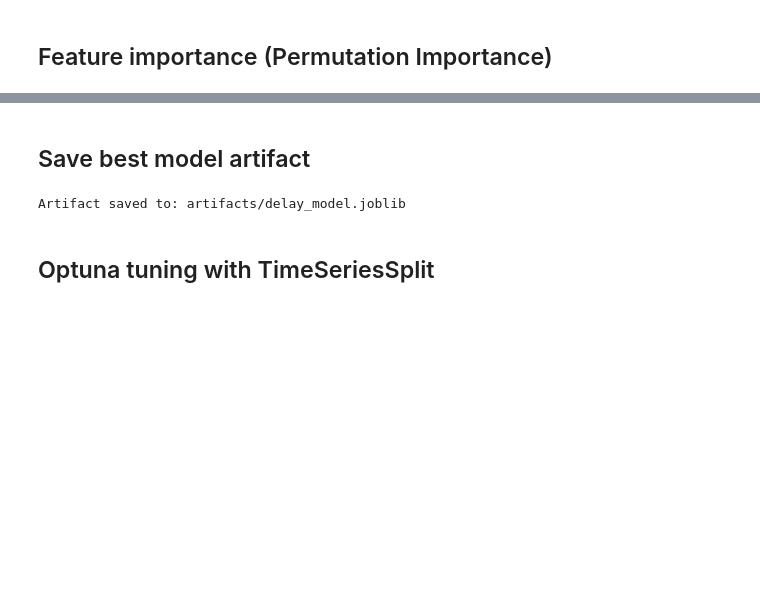
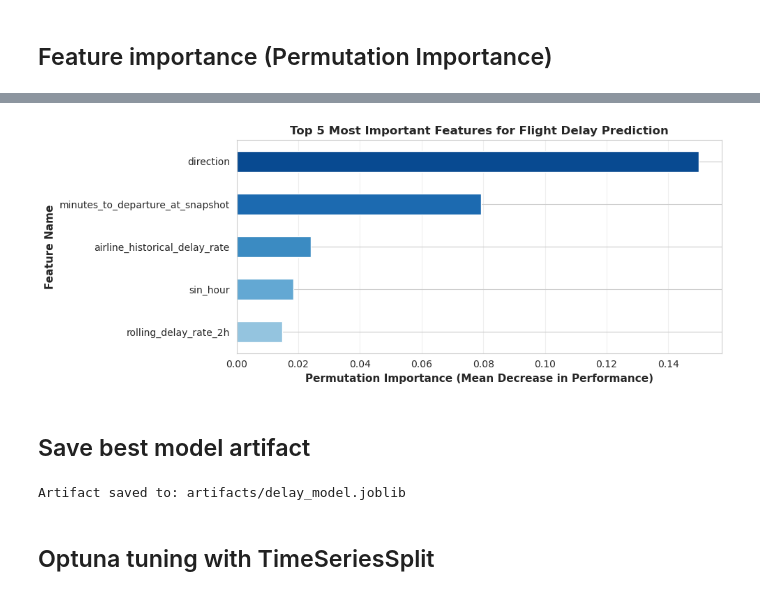
Before and after one commit to tdat1465/data-monitoring-lab, a Jupyter notebook: Data Modeling/training.ipynb, the cells around one changed output, grey strips where cells are left out. Saved outputs shown, nothing was run; the diff lists cells and outputs as text; code cells hidden in the pictures; blank space fills up the shorter version.

```diff
--- a/Data Modeling/training.ipynb
+++ b/Data Modeling/training.ipynb
@@ -447,4 +555,30 @@ visibility_bin                      0.000000
 dtype: float64
+# %%
+# Horizontal bar chart of top 5 feature importances
+if "top_importances" not in globals():
+    raise RuntimeError("top_importances not found. Run the permutation importance cell first.")
+
+plt.figure(figsize=(10, 4))
+sns.set_style("whitegrid")
+top_5 = top_importances.head(5).sort_values()
+
+# Create color gradient from light to dark
+colors = plt.cm.Blues(np.linspace(0.4, 0.9, len(top_5)))
+ax = top_5.plot(kind="barh", color=colors, figsize=(10, 4))
+
+ax.set_xlabel("Permutation Importance (Mean Decrease in Performance)", fontsize=11, fontweight='bold')
+ax.set_ylabel("Feature Name", fontsize=11, fontweight='bold')
+ax.set_title("Top 5 Most Important Features for Flight Delay Prediction", fontsize=12, fontweight='bold')
+ax.grid(axis='x', alpha=0.3)
+
+# # Add value labels on bars
+# for i, v in enumerate(top_5):
+#     ax.text(v + 0.002, i, f'{v:.4f}', va='center', fontsize=9)
+
+plt.tight_layout()
+plt.show()
+# %% [output]
+[figure, added]
 # %% [markdown]
 ## Save best model artifact
 # %%
```
Also changed, not shown: parts of 12 cells of this notebook.
